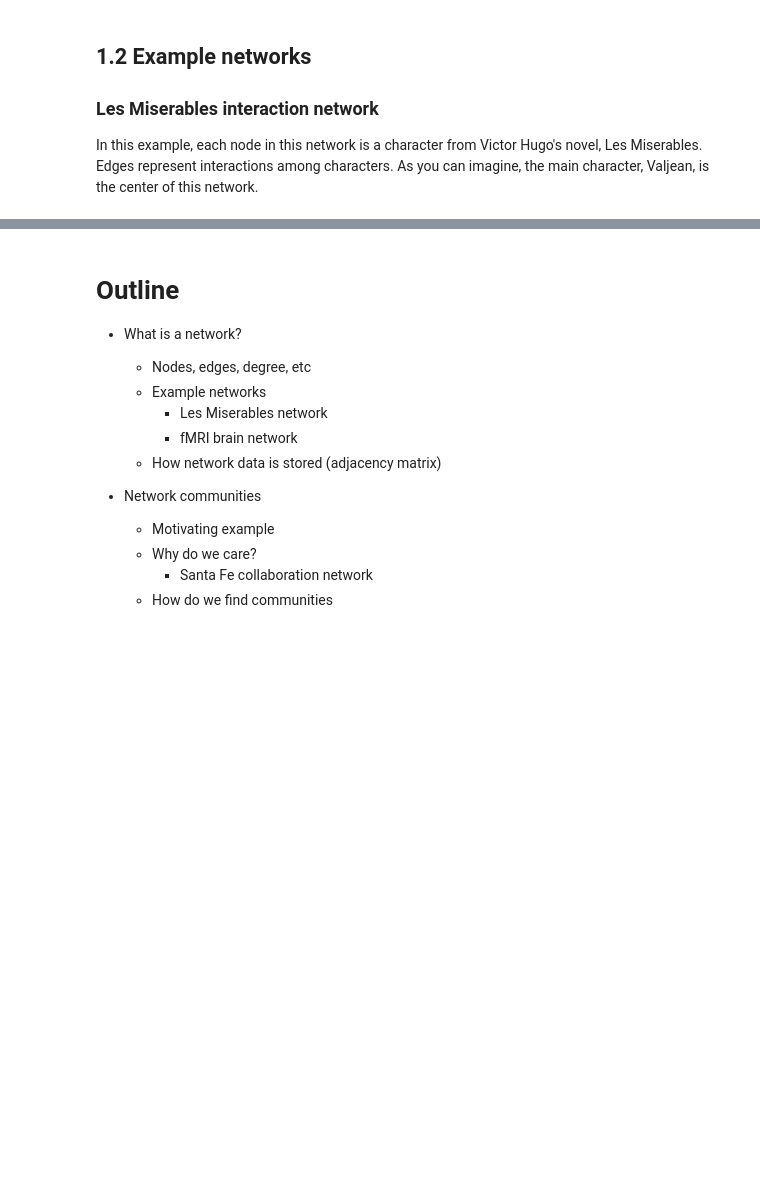
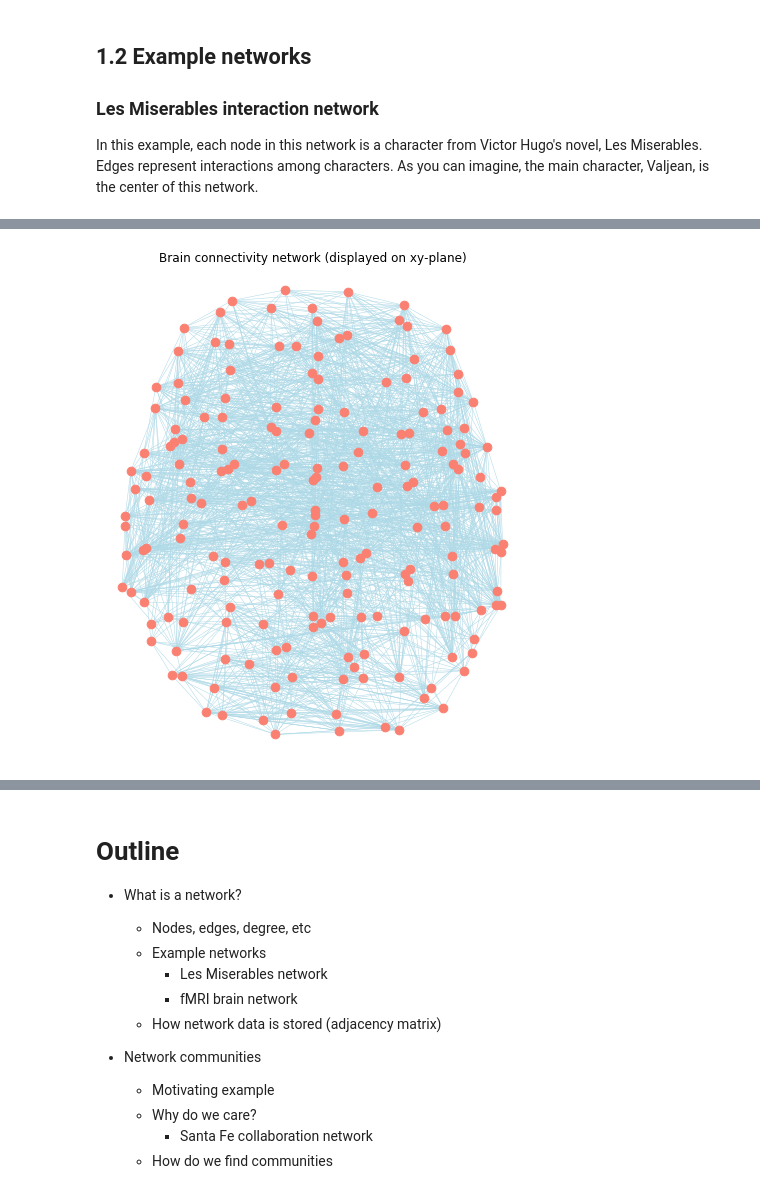
Before and after one commit to sathayas/NetworkTalks, a Jupyter notebook: NetworkCommunities.ipynb, the cells around one changed output, grey strips where cells are left out. Drawn from its saved outputs; the diff is of its cells as text; code cells hidden in the pictures; blank space fills up the shorter version.

```diff
--- a/NetworkCommunities.ipynb
+++ b/NetworkCommunities.ipynb
@@ -63,0 +108,26 @@ plt.show()
+# %%
+# Files for the brain network data
+fTS = os.path.join('NetworkData','Oxford_sub16112_Rt2_K200.npz')
+fG = os.path.join('NetworkData','Oxford_sub16112_WBWMCSF_Rt2_K200_deg20.adjlist')
+
+# reading node info and the adjacency info
+nodes = np.load(fTS)['nodes']
+xyz = np.load(fTS)['xyz']
+G = nx.read_adjlist(fG, nodetype=int)
+
+
+
+###### drawing the graph
+# dictionary of xy-coordinates
+pos = {}
+for iROI in range(len(nodes)):
+    pos[nodes[iROI]] = xyz[iROI,:2]
+
+plt.figure(figsize=[7.5,9])
+nx.draw_networkx_nodes(G, pos, node_color='salmon', node_size=75)
+nx.draw_networkx_edges(G, pos, width=0.5, edge_color='lightblue')
+plt.axis('off')
+plt.title('Brain connectivity network (displayed on xy-plane)')
+plt.show()
+# %% [output]
+[figure, added]
```
Also changed, not shown: parts of 10 cells of this notebook.
